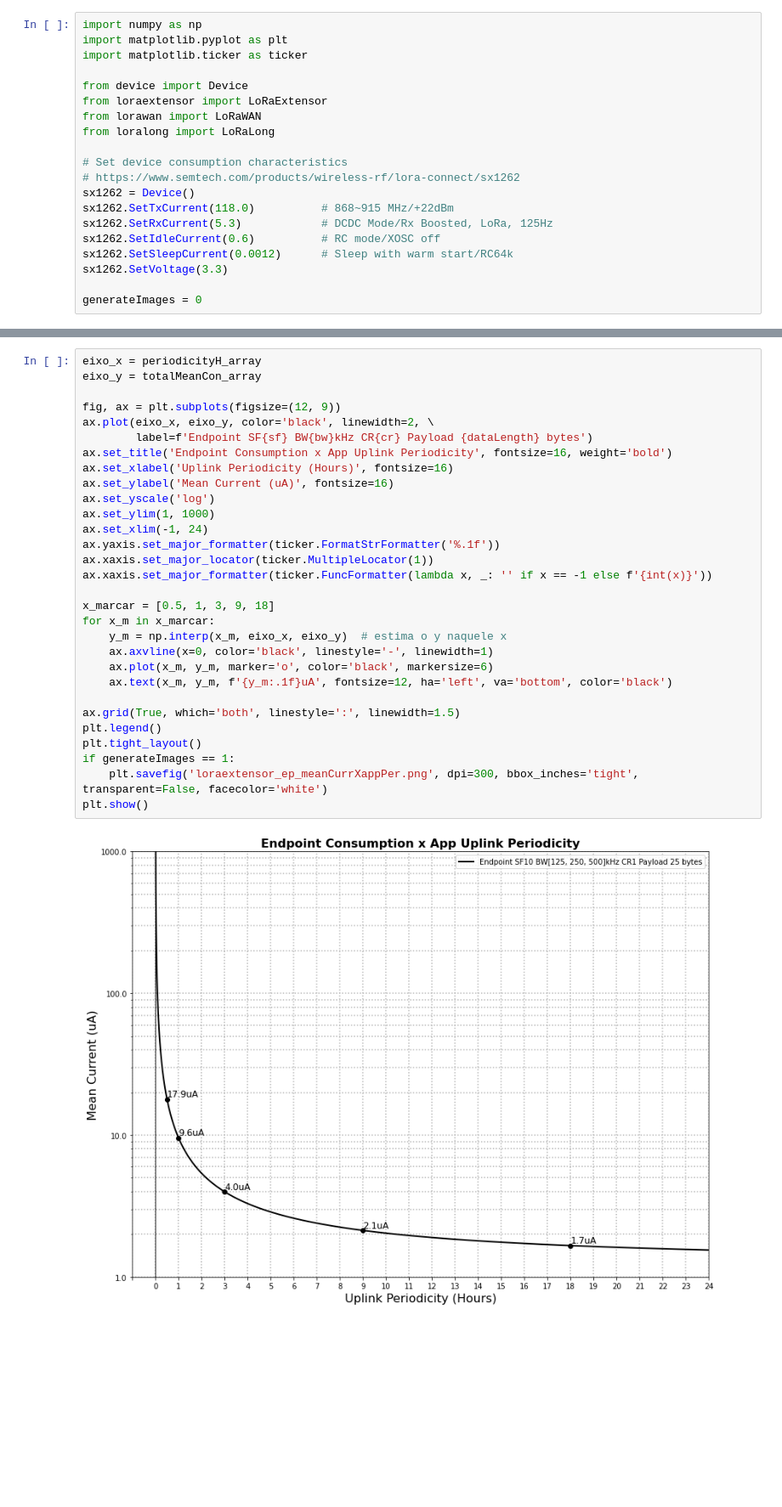
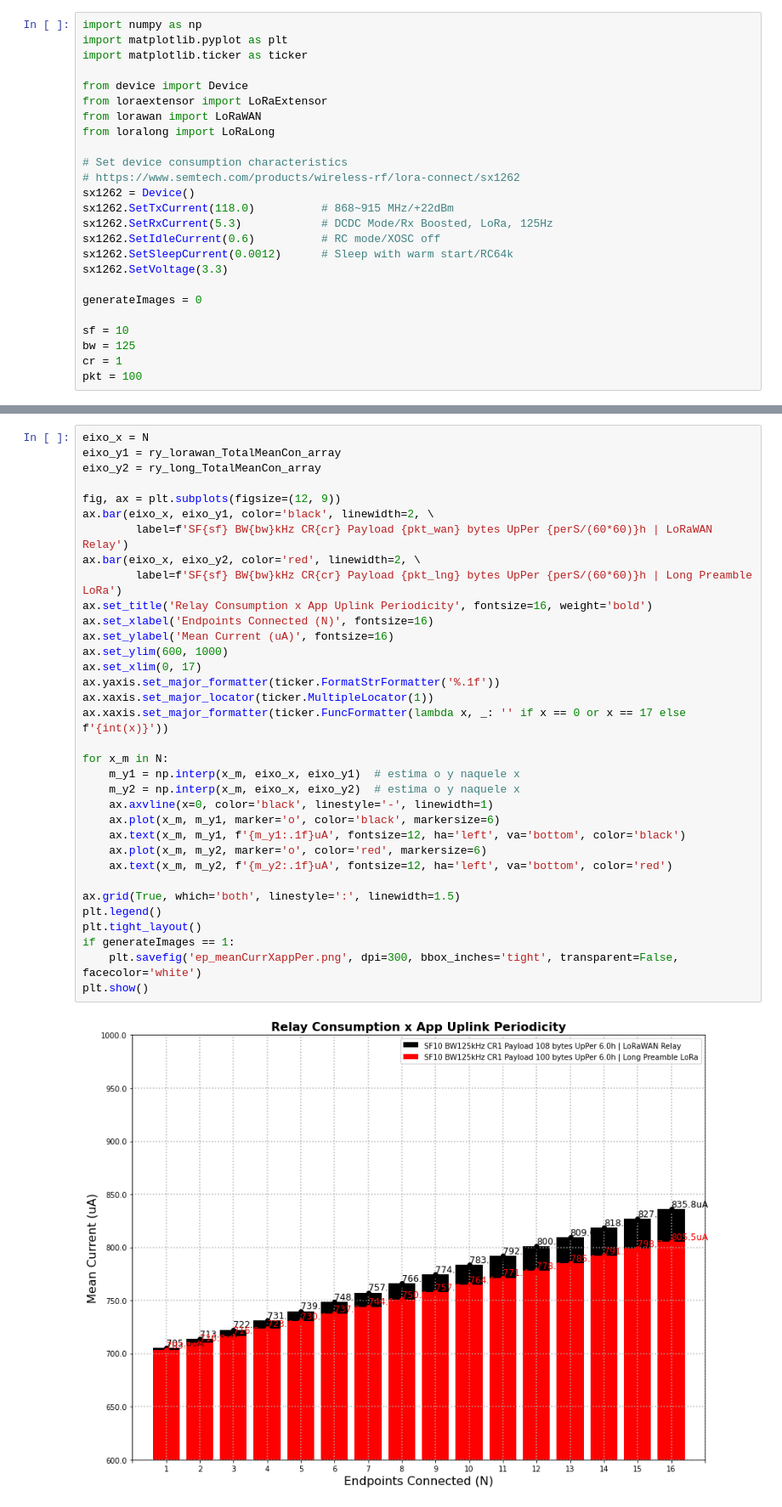
Before and after one commit to ykupas/LoRaExtender, a Jupyter notebook: protocols_RyComparison.ipynb, the cells around one changed output, grey strips where cells are left out. Shown at 85% size. Saved outputs shown, nothing was run; the diff lists cells and outputs as text; blank space fills up the shorter version.

```diff
--- a/protocols_RyComparison.ipynb
+++ b/protocols_RyComparison.ipynb
@@ -18,3 +18,8 @@ sx1262.SetSleepCurrent(0.0012)      # Sleep with warm start/RC64k
 sx1262.SetVoltage(3.3)
 
 generateImages = 0
+
+sf = 10
+bw = 125
+cr = 1
+pkt = 100
@@ -59,33 +92,37 @@ Simulation Duration [y]: 10.0  | Data Length =  10  bytes
 # %%
-eixo_x = periodicityH_array
-eixo_y = totalMeanCon_array
+eixo_x = N
+eixo_y1 = ry_lorawan_TotalMeanCon_array
+eixo_y2 = ry_long_TotalMeanCon_array
 
 fig, ax = plt.subplots(figsize=(12, 9))
-ax.plot(eixo_x, eixo_y, color='black', linewidth=2, \
-        label=f'Endpoint SF{sf} BW{bw}kHz CR{cr} Payload {dataLength} bytes')
-ax.set_title('Endpoint Consumption x App Uplink Periodicity', fontsize=16, weight='bold')
-ax.set_xlabel('Uplink Periodicity (Hours)', fontsize=16)
+ax.bar(eixo_x, eixo_y1, color='black', linewidth=2, \
+        label=f'SF{sf} BW{bw}kHz CR{cr} Payload {pkt_wan} bytes UpPer {perS/(60*60)}h | LoRaWAN Relay')
+ax.bar(eixo_x, eixo_y2, color='red', linewidth=2, \
+        label=f'SF{sf} BW{bw}kHz CR{cr} Payload {pkt_lng} bytes UpPer {perS/(60*60)}h | Long Preamble LoRa')
+ax.set_title('Relay Consumption x App Uplink Periodicity', fontsize=16, weight='bold')
+ax.set_xlabel('Endpoints Connected (N)', fontsize=16)
 ax.set_ylabel('Mean Current (uA)', fontsize=16)
-ax.set_yscale('log')
-ax.set_ylim(1, 1000)
-ax.set_xlim(-1, 24)
+ax.set_ylim(600, 1000)
+ax.set_xlim(0, 17)
 ax.yaxis.set_major_formatter(ticker.FormatStrFormatter('%.1f'))
 ax.xaxis.set_major_locator(ticker.MultipleLocator(1))
-ax.xaxis.set_major_formatter(ticker.FuncFormatter(lambda x, _: '' if x == -1 else f'{int(x)}'))
+ax.xaxis.set_major_formatter(ticker.FuncFormatter(lambda x, _: '' if x == 0 or x == 17 else f'{int(x)}'))
 
-x_marcar = [0.5, 1, 3, 9, 18]
-for x_m in x_marcar:
-    y_m = np.interp(x_m, eixo_x, eixo_y)  # estima o y naquele x
+for x_m in N:
+    m_y1 = np.interp(x_m, eixo_x, eixo_y1)  # estima o y naquele x
+    m_y2 = np.interp(x_m, eixo_x, eixo_y2)  # estima o y naquele x
     ax.axvline(x=0, color='black', linestyle='-', linewidth=1)
-    ax.plot(x_m, y_m, marker='o', color='black', markersize=6)
-    ax.text(x_m, y_m, f'{y_m:.1f}uA', fontsize=12, ha='left', va='bottom', color='black')
+    ax.plot(x_m, m_y1, marker='o', color='black', markersize=6)
+    ax.text(x_m, m_y1, f'{m_y1:.1f}uA', fontsize=12, ha='left', va='bottom', color='black')
+    ax.plot(x_m, m_y2, marker='o', color='red', markersize=6)
+    ax.text(x_m, m_y2, f'{m_y2:.1f}uA', fontsize=12, ha='left', va='bottom', color='red')
 
 ax.grid(True, which='both', linestyle=':', linewidth=1.5)
 plt.legend()
 plt.tight_layout()
 if generateImages == 1:
-    plt.savefig('loraextensor_ep_meanCurrXappPer.png', dpi=300, bbox_inches='tight', transparent=False, facecolor='white')
+    plt.savefig('ep_meanCurrXappPer.png', dpi=300, bbox_inches='tight', transparent=False, facecolor='white')
 plt.show()
 # %% [output]
-[figure, old version]
+[figure, new version]
 # %%
```
Also changed, not shown: parts of 20 cells of this notebook, 3 other files.
